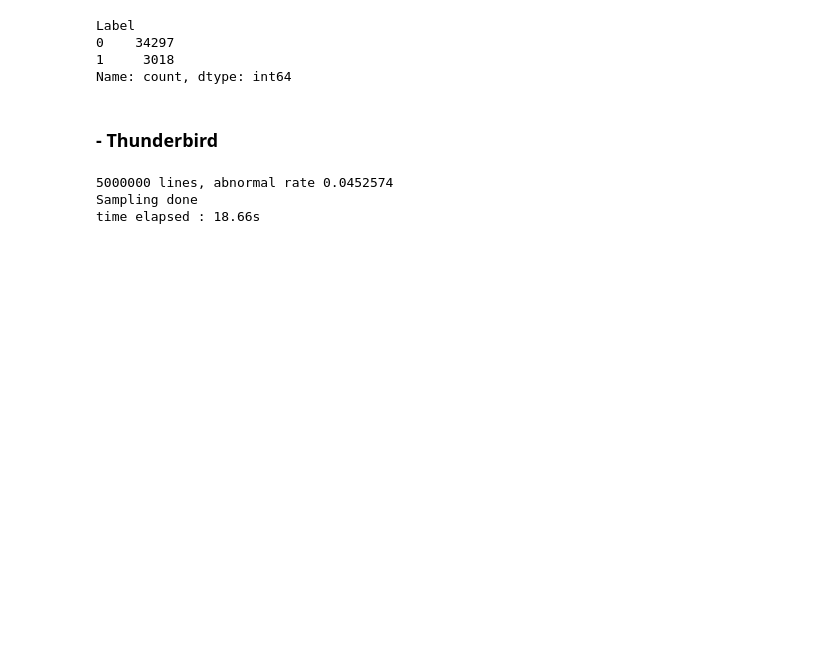
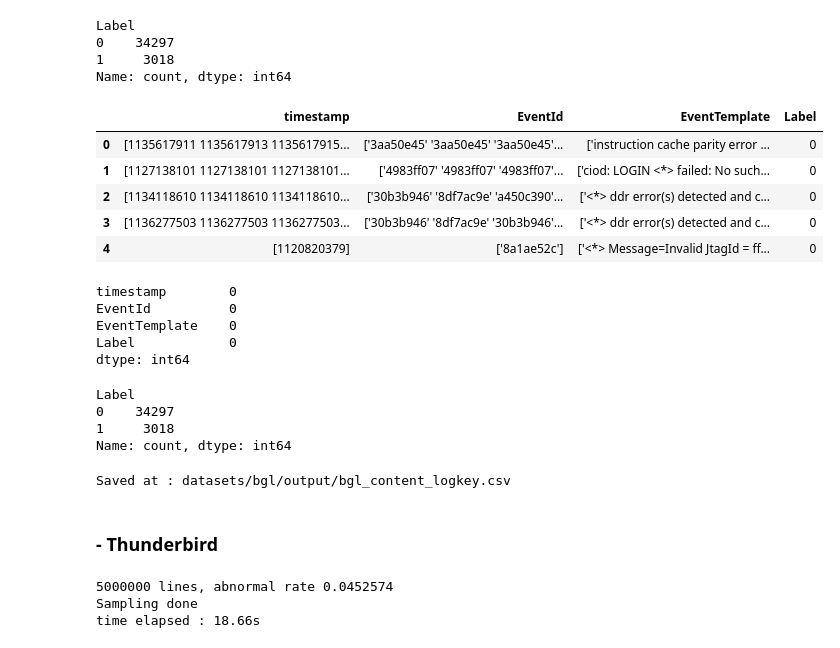
Before and after one commit to frinaldisyauqi/log-anomaly-bart, a Jupyter notebook: 01. Log Extract and Parsing.ipynb, the cells around one changed output. Saved outputs shown, nothing was run; the diff lists cells and outputs as text; code cells hidden in the pictures; blank space fills up the shorter version.

```diff
--- a/01. Log Extract and Parsing.ipynb
+++ b/01. Log Extract and Parsing.ipynb
@@ -394,6 +429,41 @@ Label
 0    34297
 1     3018
 Name: count, dtype: int64
+# %%
+df_logkey = pd.read_csv(log_results_file)
+df_content = pd.read_csv(log_results_content_file)
+# %%
+merged_df = pd.merge(df_logkey, df_content[["timestamp", "EventTemplate"]], on="timestamp", how="inner")
+merged_df = merged_df[["timestamp", "EventId", "EventTemplate", "Label"]]
+# %%
+merged_df.head()
+# %% [output]
+|  | timestamp | EventId | EventTemplate | Label |
+| 0 | [1135617911 1135617913 1135617915... | ['3aa50e45' '3aa50e45' '3aa50e45'... | ['instruction cache parity error ... | 0 |
+| 1 | [1127138101 1127138101 1127138101... | ['4983ff07' '4983ff07' '4983ff07'... | ['ciod: LOGIN <*> failed: No such... | 0 |
+| 2 | [1134118610 1134118610 1134118610... | ['30b3b946' '8df7ac9e' 'a450c390'... | ['<*> ddr error(s) detected and c... | 0 |
+| 3 | [1136277503 1136277503 1136277503... | ['30b3b946' '8df7ac9e' '30b3b946'... | ['<*> ddr error(s) detected and c... | 0 |
+| 4 | [1120820379] | ['8a1ae52c'] | ['<*> Message=Invalid JtagId = ff... | 0 |
+# %%
+merged_df.isnull().sum()
+# %% [output]
+timestamp        0
+EventId          0
+EventTemplate    0
+Label            0
+dtype: int64
+# %%
+merged_df["Label"].value_counts()
+# %% [output]
+Label
+0    34297
+1     3018
+Name: count, dtype: int64
+# %%
+merged_df.to_csv(logkey_content_file, index=None)
+print("Saved at : " + logkey_content_file)
+# %% [output]
+Saved at : datasets/bgl/output/bgl_content_logkey.csv
 # %% [markdown]
 ### - Thunderbird
 # %%
```
Also changed, not shown: parts of 23 cells of this notebook, 13 other files.
